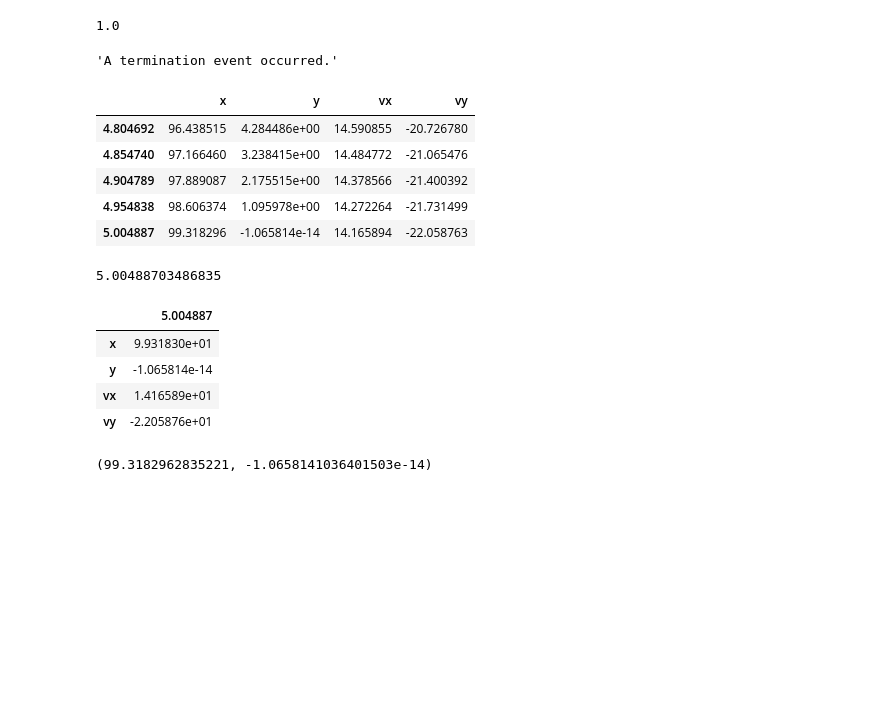
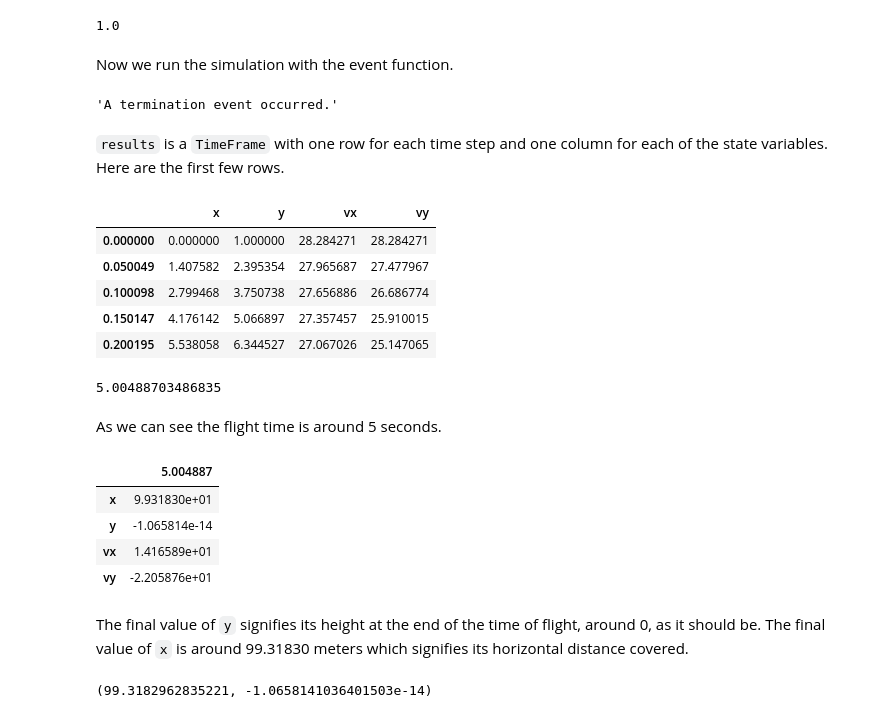
Before and after one commit to aryanaarav/Projects, a Jupyter notebook: Simulation and Modelling in Python/Chapter22 Projectiles in 2D/Baseball.ipynb, the cells around one changed output. Drawn from its saved outputs; the diff is of its cells as text; code cells hidden in the pictures; blank space fills up the shorter version.

```diff
--- a/Simulation and Modelling in Python/Chapter22 Projectiles in 2D/Baseball.ipynb
+++ b/Simulation and Modelling in Python/Chapter22 Projectiles in 2D/Baseball.ipynb
@@ -152,26 +152,32 @@ As we did with `slope_func`, we can test `event_func` with the initial condition
 event_func(0, system.init, system)
 # %% [output]
 1.0
+# %% [markdown]
+Now we run the simulation with the event function.
 # %%
 results, details = run_solve_ivp(system, slope_func,
                                  events=event_func)
 details.message
 # %% [output]
 'A termination event occurred.'
+# %% [markdown]
+`results` is a `TimeFrame` with one row for each time step and one column for each of the state variables. Here are the first few rows.
 # %%
-results.tail()
+results.head()
 # %% [output]
 |  | x | y | vx | vy |
-| 4.804692 | 96.438515 | 4.284486e+00 | 14.590855 | -20.726780 |
-| 4.854740 | 97.166460 | 3.238415e+00 | 14.484772 | -21.065476 |
-| 4.904789 | 97.889087 | 2.175515e+00 | 14.378566 | -21.400392 |
-| 4.954838 | 98.606374 | 1.095978e+00 | 14.272264 | -21.731499 |
-| 5.004887 | 99.318296 | -1.065814e-14 | 14.165894 | -22.058763 |
+| 0.000000 | 0.000000 | 1.000000 | 28.284271 | 28.284271 |
+| 0.050049 | 1.407582 | 2.395354 | 27.965687 | 27.477967 |
+| 0.100098 | 2.799468 | 3.750738 | 27.656886 | 26.686774 |
+| 0.150147 | 4.176142 | 5.066897 | 27.357457 | 25.910015 |
+| 0.200195 | 5.538058 | 6.344527 | 27.067026 | 25.147065 |
 # %%
 flight_time = results.index[-1]
 flight_time
 # %% [output]
 5.00488703486835
+# %% [markdown]
+As we can see the flight time is around 5 seconds.
 # %%
 final_state = results.iloc[-1]
 show(final_state)
@@ -181,6 +187,8 @@ show(final_state)
 | y | -1.065814e-14 |
 | vx | 1.416589e+01 |
 | vy | -2.205876e+01 |
+# %% [markdown]
+The final value of `y` signifies its height at the end of the time of flight, around 0, as it should be. The final value of `x` is around 99.31830 meters which signifies its horizontal distance covered.
 # %%
 x_dist = final_state.x
 y_dist = final_state.y
```
Also changed, not shown: parts of 2 cells of this notebook.
